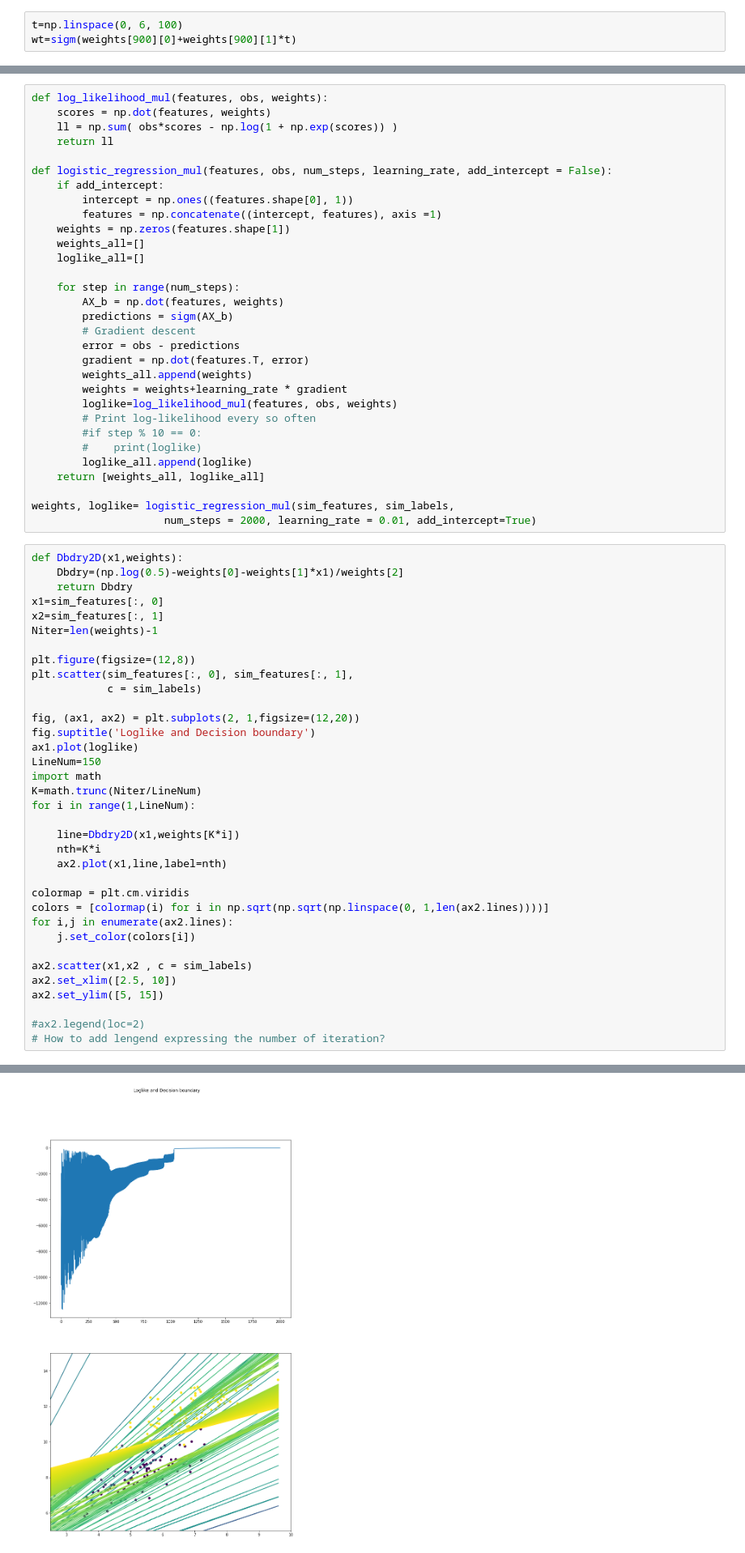
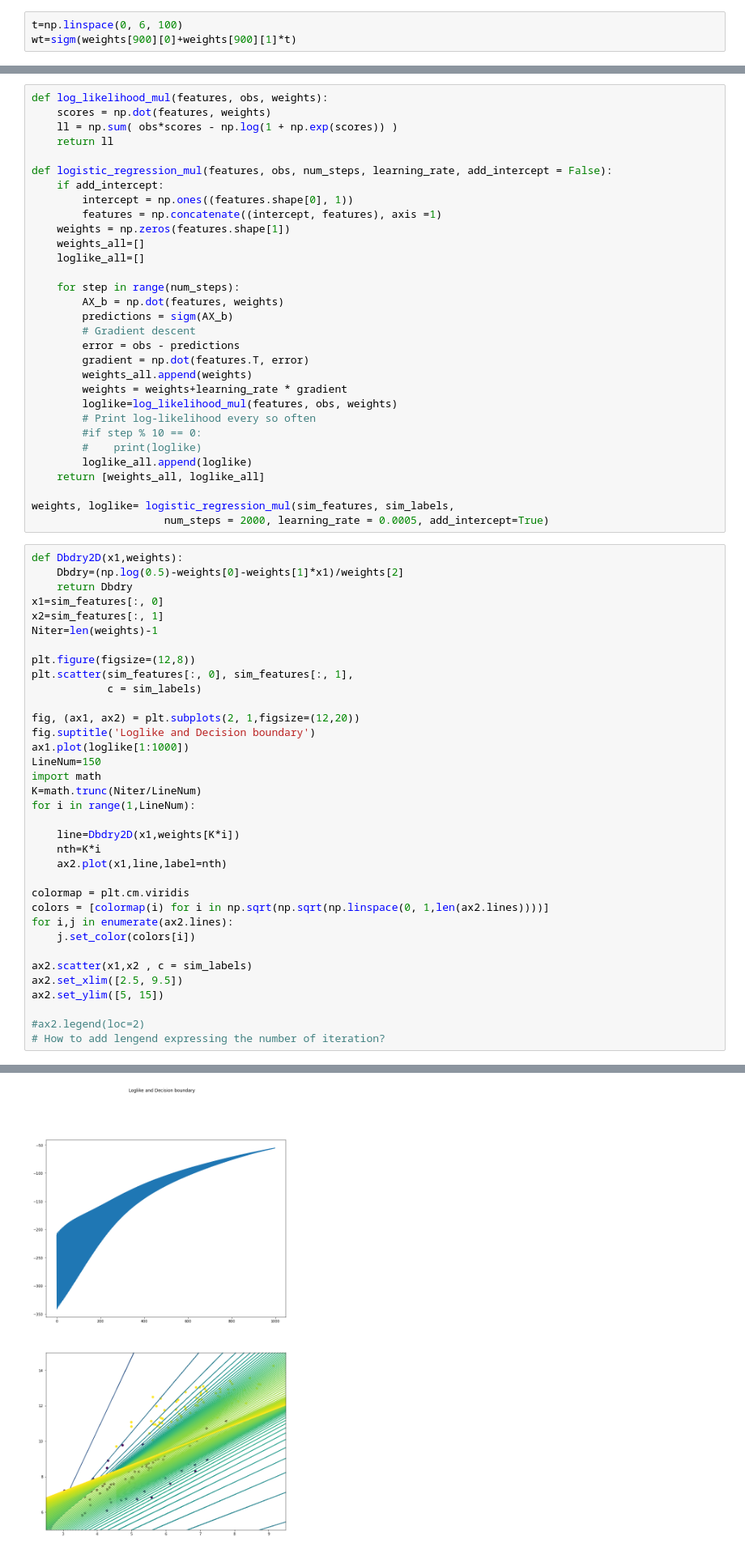
Before and after one commit to johnypark/Essential-Math-for-ML, a Jupyter notebook: Chap1-Linear-Regression/Logistic regression.ipynb, the cells around one changed output, grey strips where cells are left out. Shown: that part at 81% size. Drawn from its saved outputs; the diff is of its cells as text.

```diff
--- a/Chap1-Linear-Regression/Logistic regression.ipynb
+++ b/Chap1-Linear-Regression/Logistic regression.ipynb
@@ -155,7 +155,7 @@ def logistic_regression_mul(features, obs, num_steps, learning_rate, add_interce
     return [weights_all, loglike_all]
 
 weights, loglike= logistic_regression_mul(sim_features, sim_labels,
-                     num_steps = 2000, learning_rate = 0.01, add_intercept=True)
+                     num_steps = 2000, learning_rate = 0.0005, add_intercept=True)
 # %%
 def Dbdry2D(x1,weights):
     Dbdry=(np.log(0.5)-weights[0]-weights[1]*x1)/weights[2]
@@ -165,36 +165,36 @@ x2=sim_features[:, 1]
 Niter=len(weights)-1
 
 plt.figure(figsize=(12,8))
 plt.scatter(sim_features[:, 0], sim_features[:, 1],
             c = sim_labels)
 
 fig, (ax1, ax2) = plt.subplots(2, 1,figsize=(12,20))
 fig.suptitle('Loglike and Decision boundary')
-ax1.plot(loglike)
+ax1.plot(loglike[1:1000])
 LineNum=150
 import math
 K=math.trunc(Niter/LineNum)
 for i in range(1,LineNum):
 
     line=Dbdry2D(x1,weights[K*i])
     nth=K*i
     ax2.plot(x1,line,label=nth)
 
 colormap = plt.cm.viridis
 colors = [colormap(i) for i in np.sqrt(np.sqrt(np.linspace(0, 1,len(ax2.lines))))]
 for i,j in enumerate(ax2.lines):
     j.set_color(colors[i])
 
 ax2.scatter(x1,x2 , c = sim_labels)
-ax2.set_xlim([2.5, 10])
+ax2.set_xlim([2.5, 9.5])
 ax2.set_ylim([5, 15])
 
 #ax2.legend(loc=2)
 # How to add lengend expressing the number of iteration?
 # %% [output]
 (5.0, 15.0)
 [figure]
-[figure, old version]
+[figure, new version]
 # %% [markdown]
 #### Questions and follow ups.
 
```
Also changed, not shown: parts of 8 cells of this notebook.
